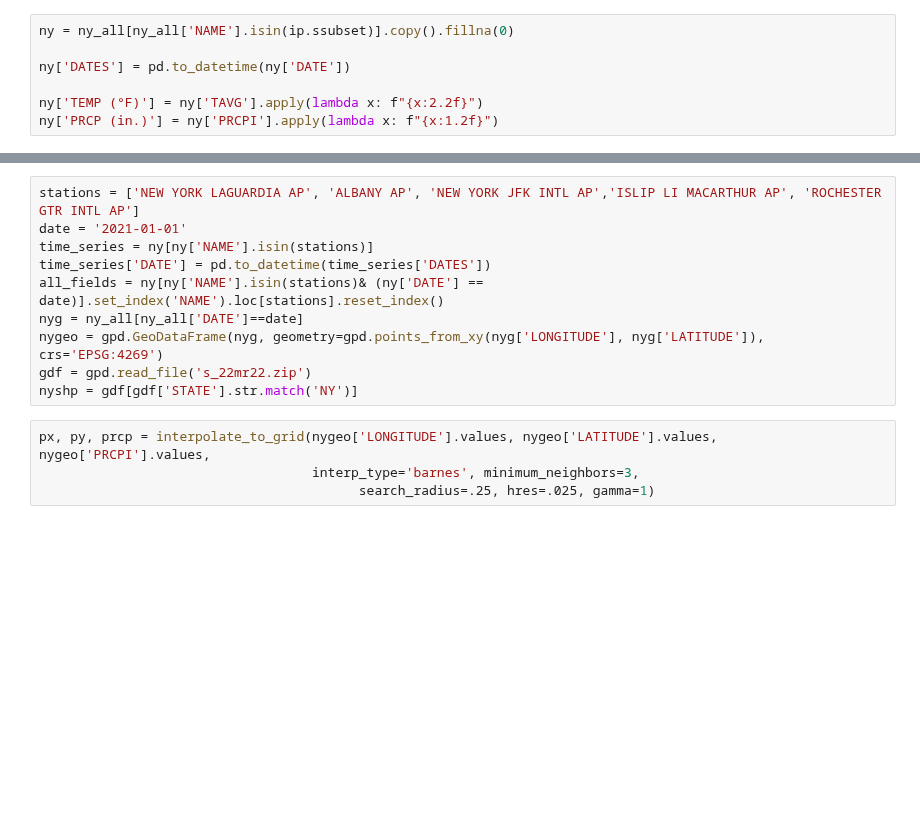
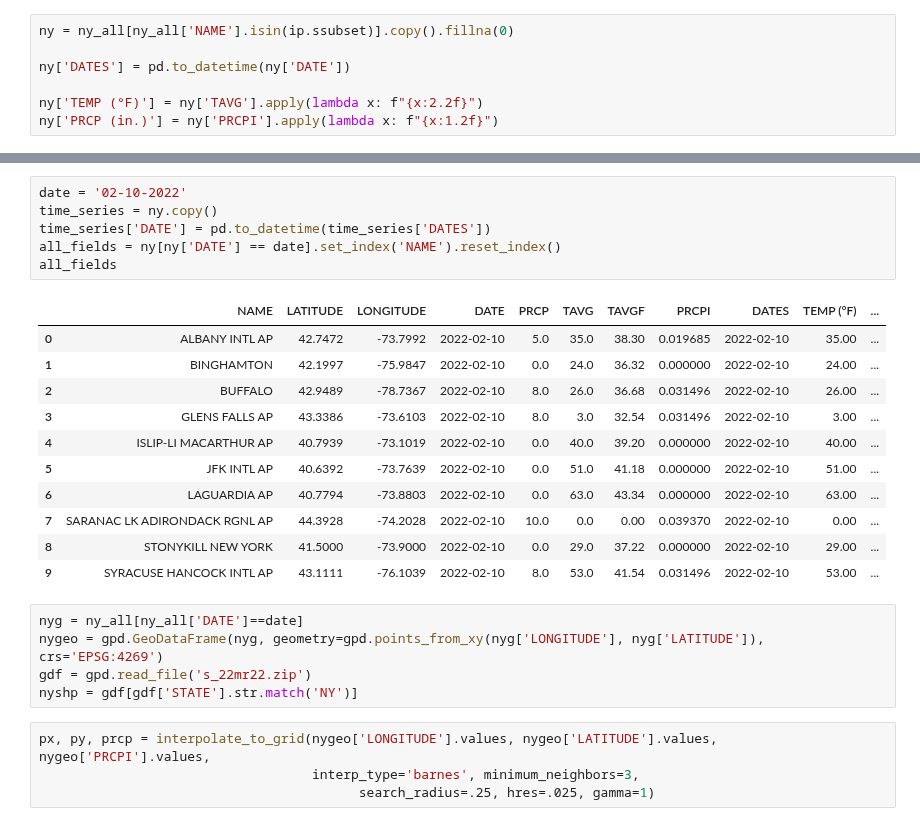
Before and after one commit to story645/team, a Jupyter notebook: paper/figcode/topology.ipynb, the cells around one changed output, grey strips where cells are left out. Drawn from its saved outputs; the diff is of its cells as text; blank space fills up the shorter version.

```diff
--- a/paper/figcode/topology.ipynb
+++ b/paper/figcode/topology.ipynb
@@ -72,13 +76,26 @@ ny['NAME'].unique()
-# %%
-stations = ['NEW YORK LAGUARDIA AP', 'ALBANY AP', 'NEW YORK JFK INTL AP','ISLIP LI MACARTHUR AP', 'ROCHESTER GTR INTL AP']
-date = '2021-01-01'
-time_series = ny[ny['NAME'].isin(stations)]
-time_series['DATE'] = pd.to_datetime(time_series['DATES'])
-all_fields = ny[ny['NAME'].isin(stations)& (ny['DATE'] == date)].set_index('NAME').loc[stations].reset_index()
-nyg = ny_all[ny_all['DATE']==date]
-nygeo = gpd.GeoDataFrame(nyg, geometry=gpd.points_from_xy(nyg['LONGITUDE'], nyg['LATITUDE']), crs='EPSG:4269')
-gdf = gpd.read_file('s_22mr22.zip')
-nyshp = gdf[gdf['STATE'].str.match('NY')]
+# %%
+date = '02-10-2022'
+time_series = ny.copy()
+time_series['DATE'] = pd.to_datetime(time_series['DATES'])
+all_fields = ny[ny['DATE'] == date].set_index('NAME').reset_index()
+all_fields
+# %% [output]
+|  | NAME | LATITUDE | LONGITUDE | DATE | PRCP | TAVG | TAVGF | PRCPI | DATES | TEMP (°F) | ... |
+| 0 | ALBANY INTL AP | 42.7472 | -73.7992 | 2022-02-10 | 5.0 | 35.0 | 38.30 | 0.019685 | 2022-02-10 | 35.00 | ... |
+| 1 | BINGHAMTON | 42.1997 | -75.9847 | 2022-02-10 | 0.0 | 24.0 | 36.32 | 0.000000 | 2022-02-10 | 24.00 | ... |
+| 2 | BUFFALO | 42.9489 | -78.7367 | 2022-02-10 | 8.0 | 26.0 | 36.68 | 0.031496 | 2022-02-10 | 26.00 | ... |
+| 3 | GLENS FALLS AP | 43.3386 | -73.6103 | 2022-02-10 | 8.0 | 3.0 | 32.54 | 0.031496 | 2022-02-10 | 3.00 | ... |
+| 4 | ISLIP-LI MACARTHUR AP | 40.7939 | -73.1019 | 2022-02-10 | 0.0 | 40.0 | 39.20 | 0.000000 | 2022-02-10 | 40.00 | ... |
+| 5 | JFK INTL AP | 40.6392 | -73.7639 | 2022-02-10 | 0.0 | 51.0 | 41.18 | 0.000000 | 2022-02-10 | 51.00 | ... |
+| 6 | LAGUARDIA AP | 40.7794 | -73.8803 | 2022-02-10 | 0.0 | 63.0 | 43.34 | 0.000000 | 2022-02-10 | 63.00 | ... |
+| 7 | SARANAC LK ADIRONDACK RGNL AP | 44.3928 | -74.2028 | 2022-02-10 | 10.0 | 0.0 | 0.00 | 0.039370 | 2022-02-10 | 0.00 | ... |
+| 8 | STONYKILL NEW YORK | 41.5000 | -73.9000 | 2022-02-10 | 0.0 | 29.0 | 37.22 | 0.000000 | 2022-02-10 | 29.00 | ... |
+| 9 | SYRACUSE HANCOCK INTL AP | 43.1111 | -76.1039 | 2022-02-10 | 8.0 | 53.0 | 41.54 | 0.031496 | 2022-02-10 | 53.00 | ... |
+# %%
+nyg = ny_all[ny_all['DATE']==date]
+nygeo = gpd.GeoDataFrame(nyg, geometry=gpd.points_from_xy(nyg['LONGITUDE'], nyg['LATITUDE']), crs='EPSG:4269')
+gdf = gpd.read_file('s_22mr22.zip')
+nyshp = gdf[gdf['STATE'].str.match('NY')]
 # %%
 px, py, prcp = interpolate_to_grid(nygeo['LONGITUDE'].values, nygeo['LATITUDE'].values, nygeo['PRCPI'].values,
                                    interp_type='barnes', minimum_neighbors=3,
```
Also changed, not shown: parts of 12 cells of this notebook, 2 other files.
